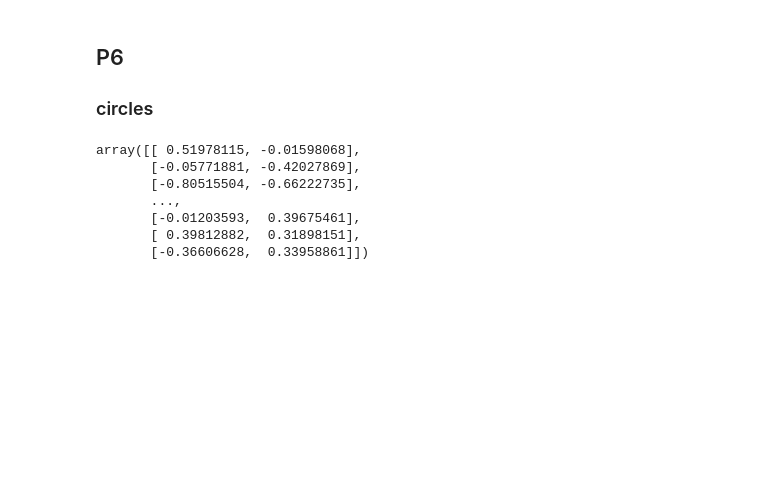
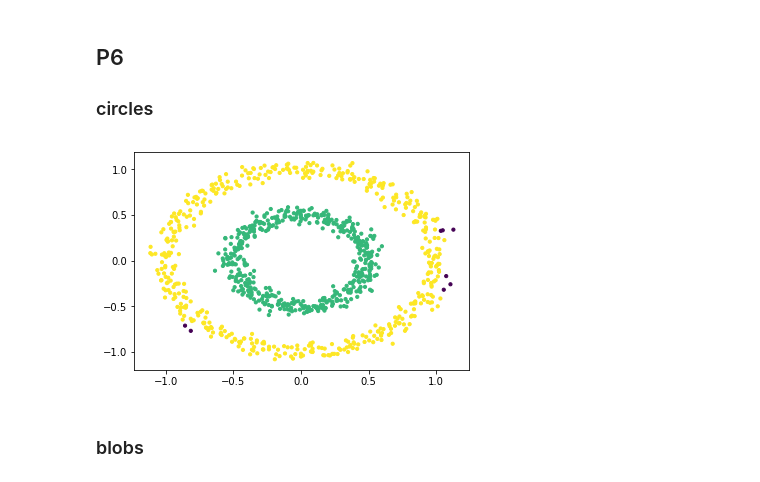
Before and after one commit to DarkestFloyd/CS6220, a Jupyter notebook: notebooks/DBSCAN.ipynb, the cells around one changed output. Drawn from its saved outputs; the diff is of its cells as text; code cells hidden in the pictures; blank space fills up the shorter version.

```diff
--- a/notebooks/DBSCAN.ipynb
+++ b/notebooks/DBSCAN.ipynb
@@ -87,12 +87,7 @@ p5_labels = db.fit_and_plot()
 circles = pd.read_csv('../data/dbscan/circle.csv')
 # %%
 circles_X = circles.values
-circles_X
+cir_db = DBSCAN(X=circles_X, eps=.1, min_pts=7)
+cir_db.fit_and_plot()
 # %% [output]
-array([[ 0.51978115, -0.01598068],
-       [-0.05771881, -0.42027869],
-       [-0.80515504, -0.66222735],
-       ...,
-       [-0.01203593,  0.39675461],
-       [ 0.39812882,  0.31898151],
-       [-0.36606628,  0.33958861]])
+[figure, added]
@@ -100,0 +94,2 @@ db_circles = db
+# %% [markdown]
+### blobs
```
Also changed, not shown: parts of 7 cells of this notebook.
